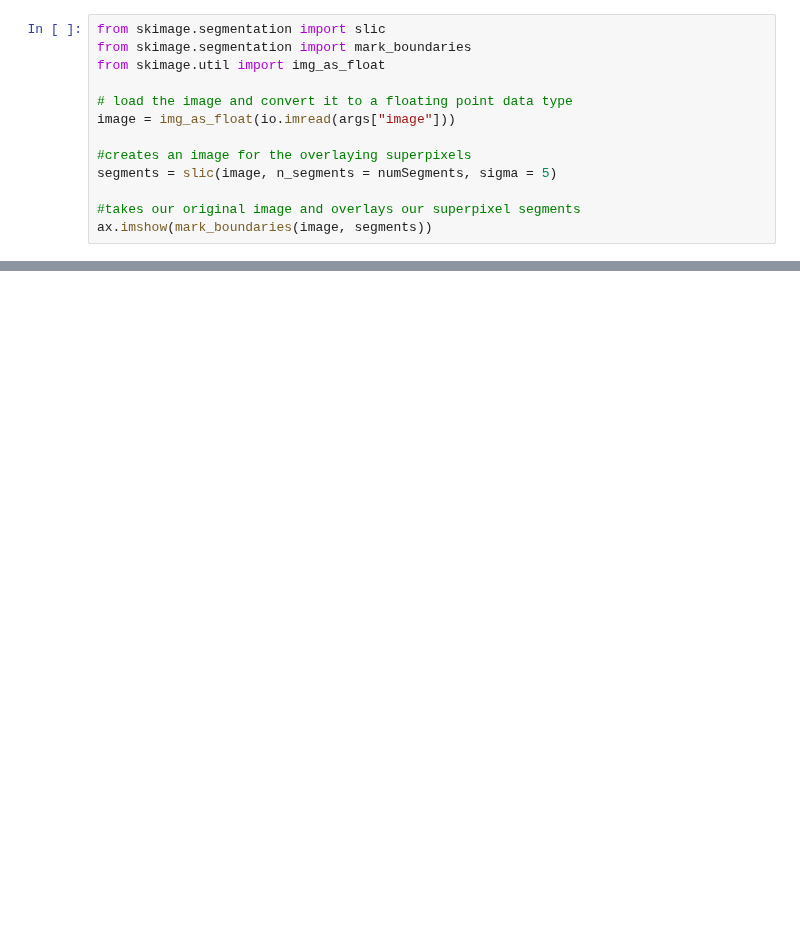
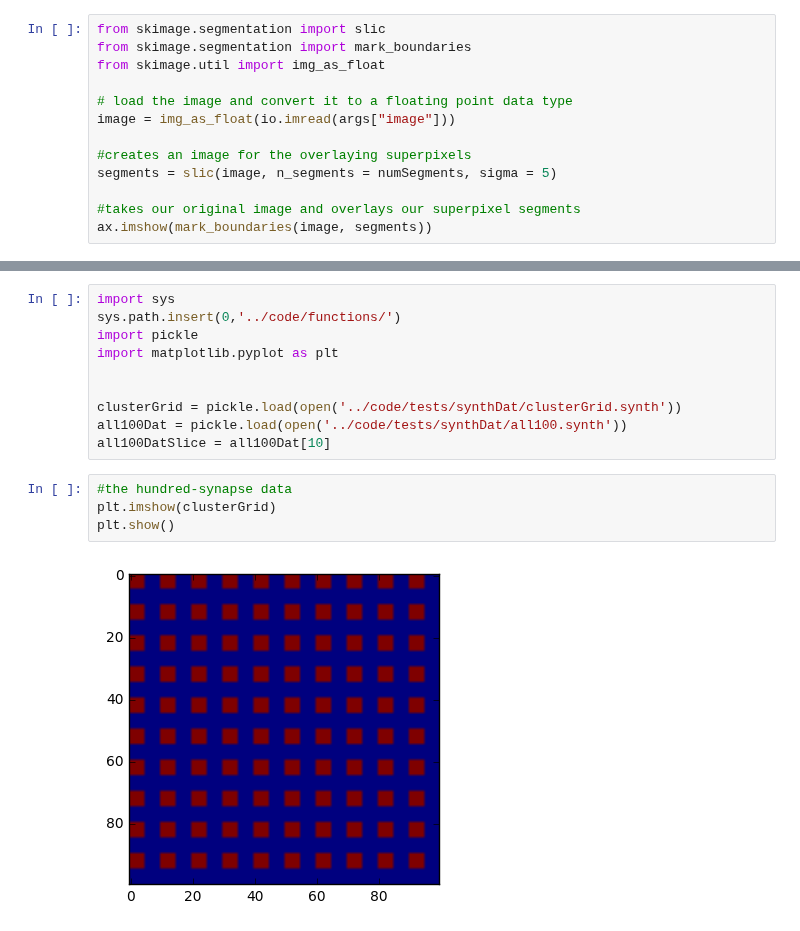
Before and after one commit to NeuroDataDesign/pan-synapse, a Jupyter notebook: background/SLIC_writeup.ipynb, the cells around one changed output, grey strips where cells are left out. Drawn from its saved outputs; the diff is of its cells as text; blank space fills up the shorter version.

```diff
--- a/background/SLIC_writeup.ipynb
+++ b/background/SLIC_writeup.ipynb
@@ -33,0 +48,16 @@ ax.imshow(mark_boundaries(image, segments))
+# %%
+import sys
+sys.path.insert(0,'../code/functions/')
+import pickle
+import matplotlib.pyplot as plt
+
+
+clusterGrid = pickle.load(open('../code/tests/synthDat/clusterGrid.synth'))
+all100Dat = pickle.load(open('../code/tests/synthDat/all100.synth'))
+all100DatSlice = all100Dat[10]
+# %%
+#the hundred-synapse data
+plt.imshow(clusterGrid)
+plt.show()
+# %% [output]
+[figure, added]
```
Also changed, not shown: parts of 6 cells of this notebook, 3 other files.
